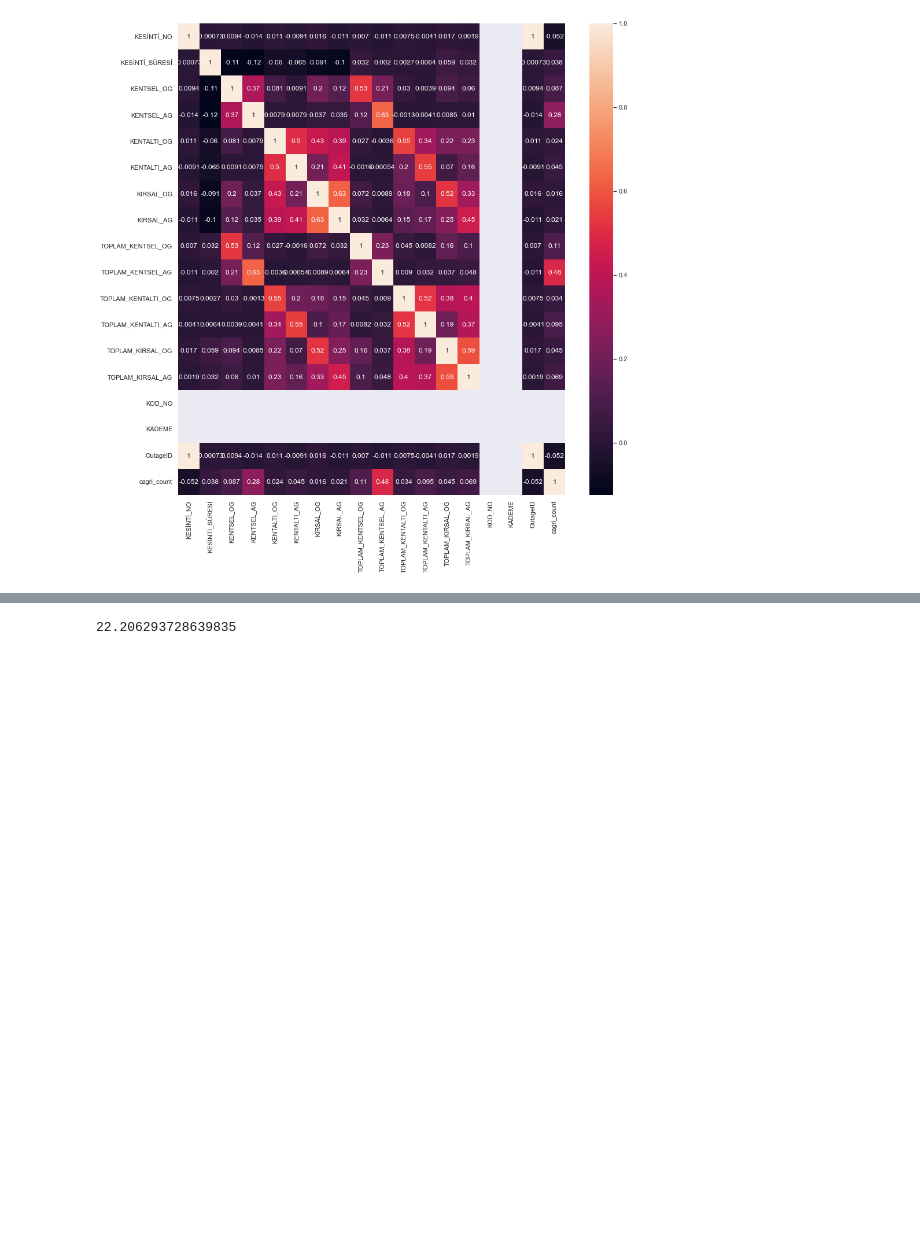
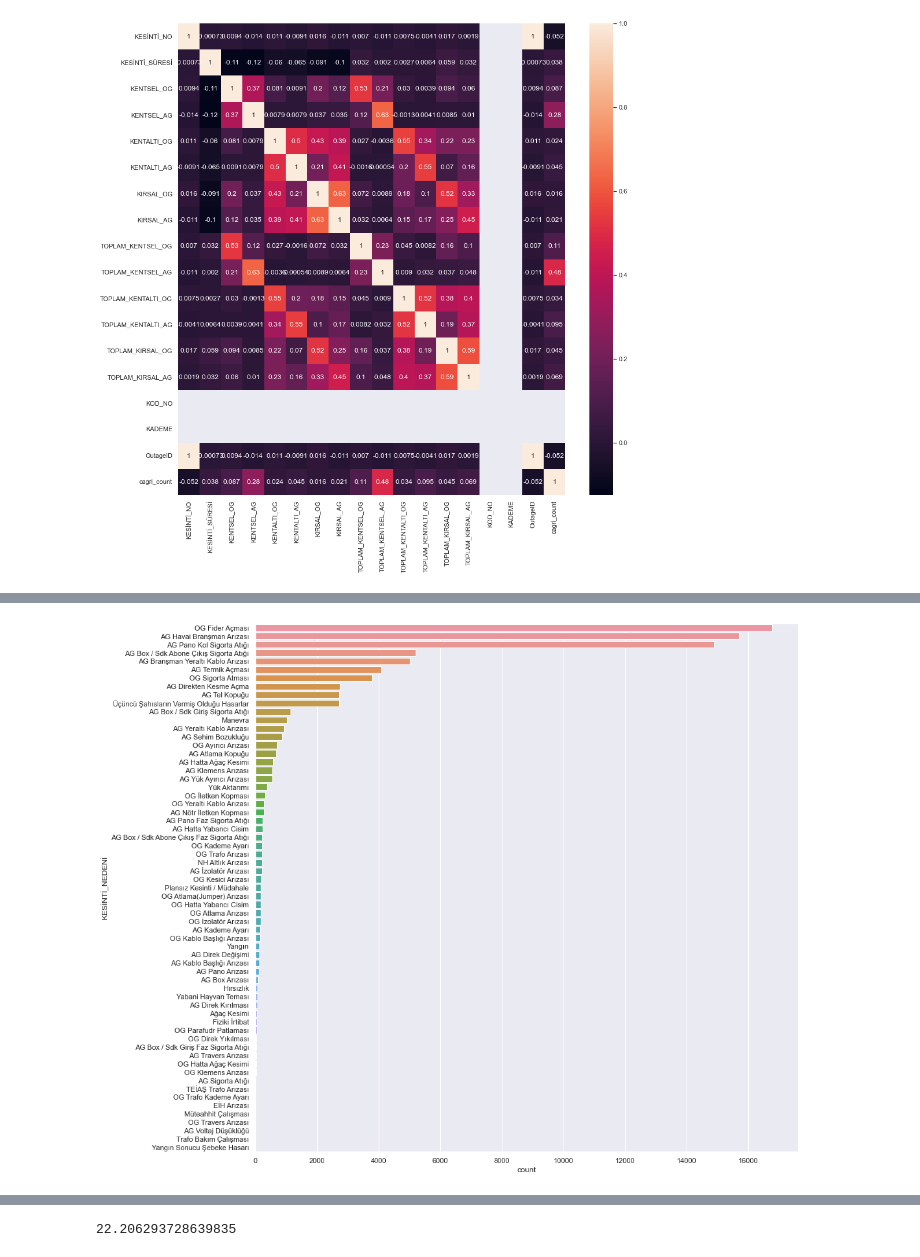
Before and after one commit to talhauyanik/gdz_datathon, a Jupyter notebook: gdz.ipynb, the cells around one changed output, grey strips where cells are left out. Saved outputs shown, nothing was run; the diff lists cells and outputs as text; code cells hidden in the pictures; blank space fills up the shorter version.

```diff
--- a/gdz.ipynb
+++ b/gdz.ipynb
@@ -163,0 +247,6 @@ train.set_index("BAŞLAMA_TARİHİ_VE_ZAMANI").resample("D")["cagri_count"].sum(
+# %%
+large_to_small = train.groupby('KESİNTİ_NEDENİ').size().sort_values().index[::-1]
+fig,ax = plt.subplots(figsize=(15,15))
+ax = sns.countplot(data=train, y="KESİNTİ_NEDENİ", order=large_to_small,orient="horizontal")
+# %% [output]
+[figure, added]
```
Also changed, not shown: parts of 99 cells of this notebook, 9 other files.
